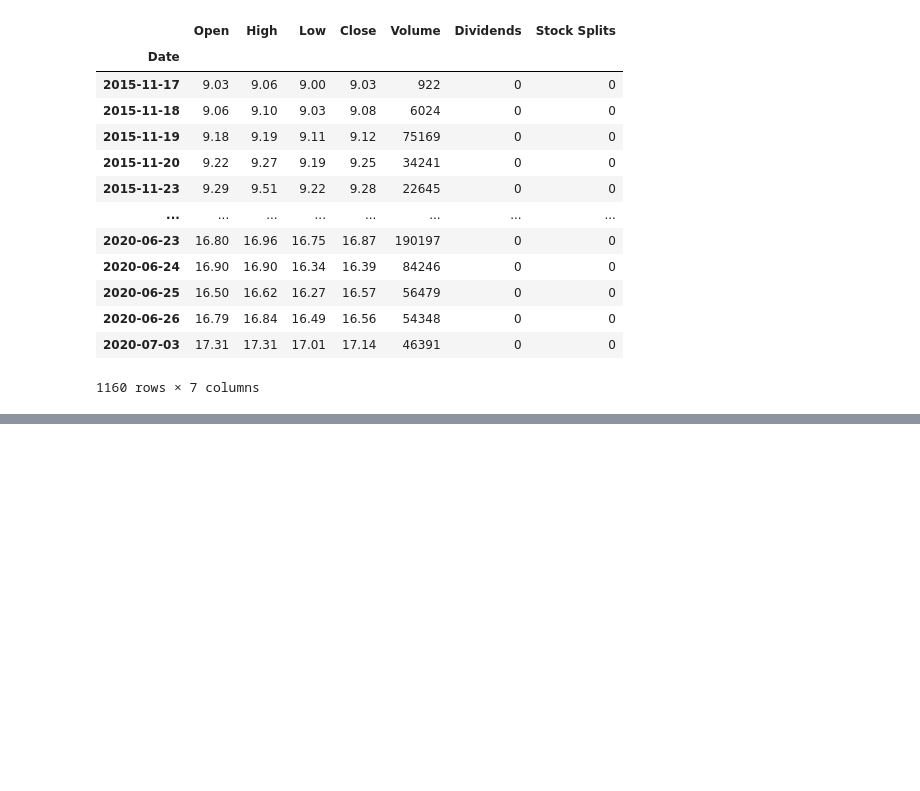
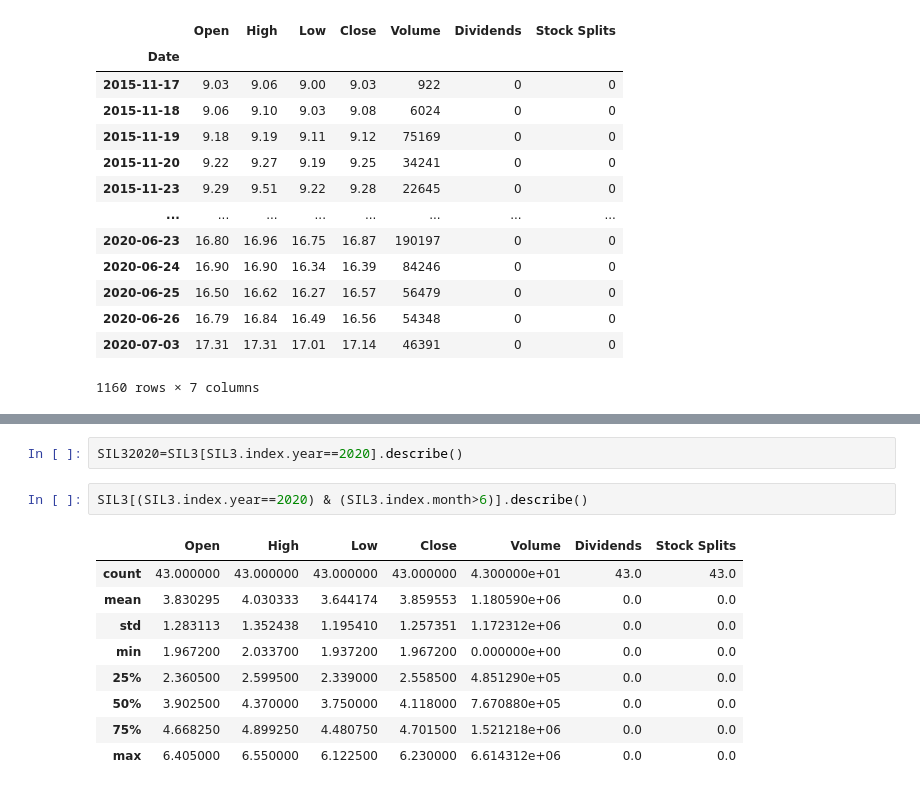
Before and after one commit to antoiovi/jupythernotebooks, a Jupyter notebook: Finanza/pandas_datareader_example_01.ipynb, the cells around one changed output, grey strips where cells are left out. Saved outputs shown, nothing was run; the diff lists cells and outputs as text; blank space fills up the shorter version.

```diff
--- a/Finanza/pandas_datareader_example_01.ipynb
+++ b/Finanza/pandas_datareader_example_01.ipynb
@@ -179,0 +213,14 @@ Credito 17.01,  Guadagno 0.74 Prezzo medio : 11.77 Perc. 6.29
+# %%
+SIL32020=SIL3[SIL3.index.year==2020].describe()
+# %%
+SIL3[(SIL3.index.year==2020) & (SIL3.index.month>6)].describe()
+# %% [output]
+|  | Open | High | Low | Close | Volume | Dividends | Stock Splits |
+| count | 43.000000 | 43.000000 | 43.000000 | 43.000000 | 4.300000e+01 | 43.0 | 43.0 |
+| mean | 3.830295 | 4.030333 | 3.644174 | 3.859553 | 1.180590e+06 | 0.0 | 0.0 |
+| std | 1.283113 | 1.352438 | 1.195410 | 1.257351 | 1.172312e+06 | 0.0 | 0.0 |
+| min | 1.967200 | 2.033700 | 1.937200 | 1.967200 | 0.000000e+00 | 0.0 | 0.0 |
+| 25% | 2.360500 | 2.599500 | 2.339000 | 2.558500 | 4.851290e+05 | 0.0 | 0.0 |
+| 50% | 3.902500 | 4.370000 | 3.750000 | 4.118000 | 7.670880e+05 | 0.0 | 0.0 |
+| 75% | 4.668250 | 4.899250 | 4.480750 | 4.701500 | 1.521218e+06 | 0.0 | 0.0 |
+| max | 6.405000 | 6.550000 | 6.122500 | 6.230000 | 6.614312e+06 | 0.0 | 0.0 |
```
Also changed, not shown: parts of 7 cells of this notebook, 4 other files.
